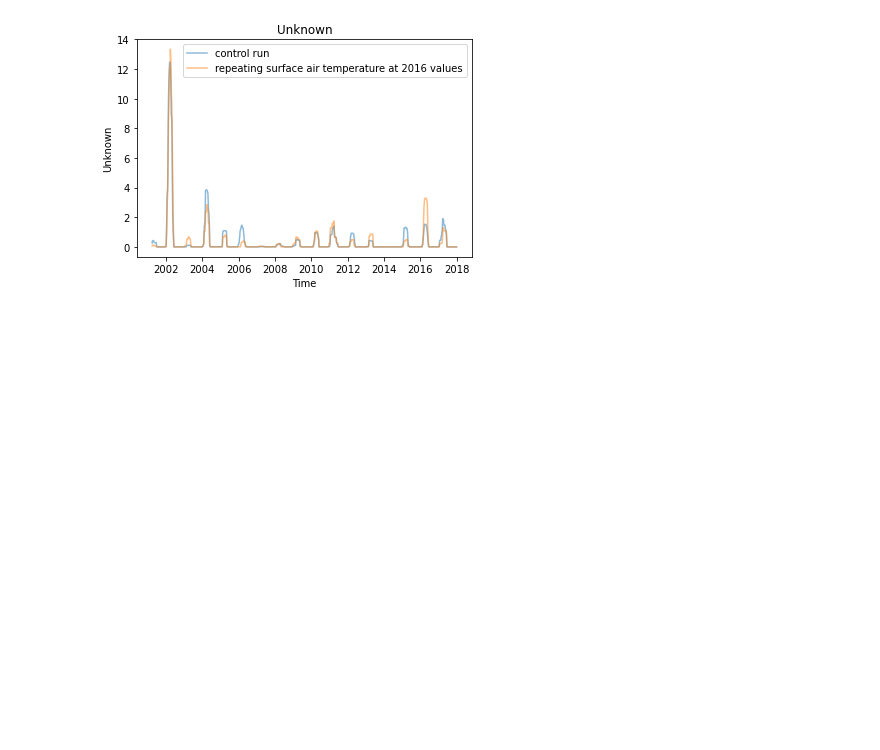
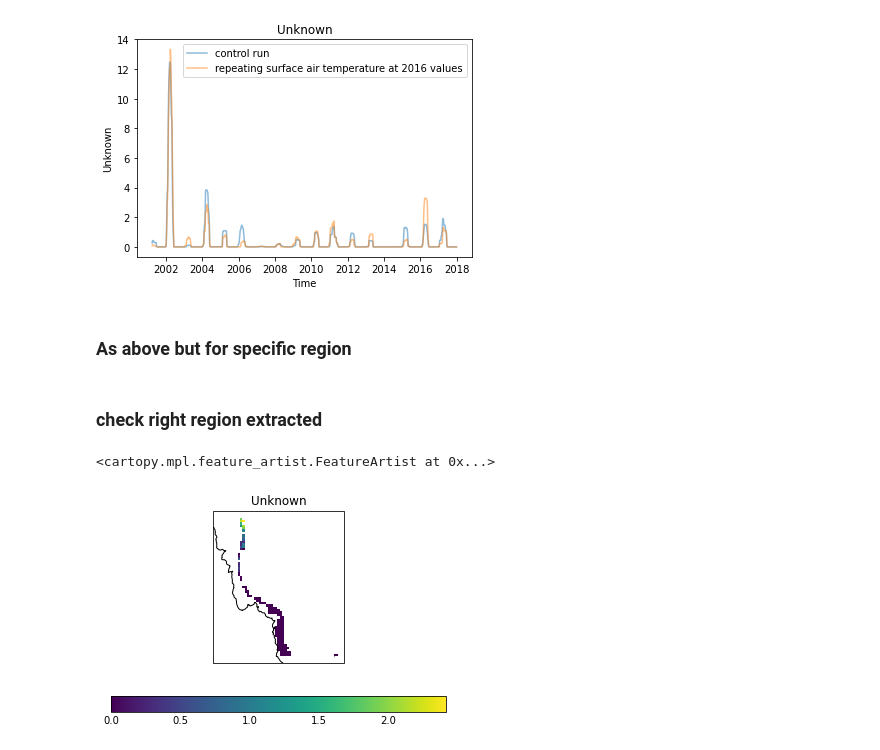
Before and after one commit to PaulHalloran/computeserv_jupyter, a Jupyter notebook: beth_script.ipynb, the cells around one changed output. Drawn from its saved outputs; the diff is of its cells as text; code cells hidden in the pictures; blank space fills up the shorter version.

```diff
--- a/beth_script.ipynb
+++ b/beth_script.ipynb
@@ -152,6 +152,11 @@ def area_avg(cube):
         pass
     grid_areas = iris.analysis.cartography.area_weights(cube)
     return cube.collapsed(['longitude', 'latitude'],iris.analysis.MEAN, weights=grid_areas)
+
+
+def extract_region(cube,lon_west,lon_east,lat_south,lat_north):
+    cube_region_tmp = cube.intersection(longitude=(lon_west,lon_east))
+    return cube_region_tmp.intersection(latitude=(lat_south,lat_north))
 # %% [markdown]
 ### Read in the data:
 # %%
@@ -206,3 +211,21 @@ plt.savefig('/data/local_ssd/bfr202/my_plot.png')
 # %% [output]
 <matplotlib.legend.Legend at 0x...>
 [figure]
+# %% [markdown]
+### As above but for specific region
+# %%
+lon_west = 143.0
+lon_east = 148.0
+lat_south = -16.4
+lat_north = -10.5
+
+
+dhw_cube_control_region = extract_region(dhw_cube_control,lon_west,lon_east,lat_south,lat_north)
+# %% [markdown]
+### check right region extracted
+# %%
+qplt.pcolormesh(dhw_cube_control_region[0])
+plt.gca().coastlines()
+# %% [output]
+<cartopy.mpl.feature_artist.FeatureArtist at 0x...>
+[figure, added]
```
Also changed, not shown: parts of 3 cells of this notebook.
